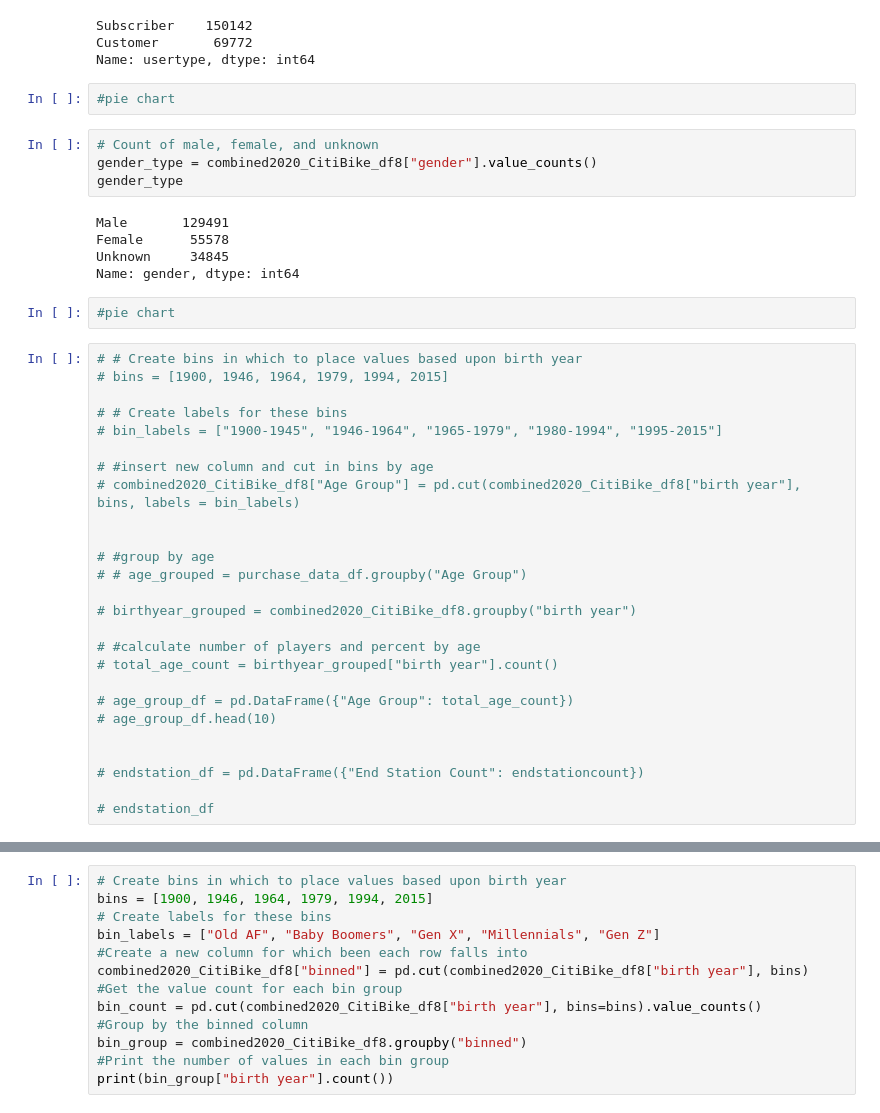
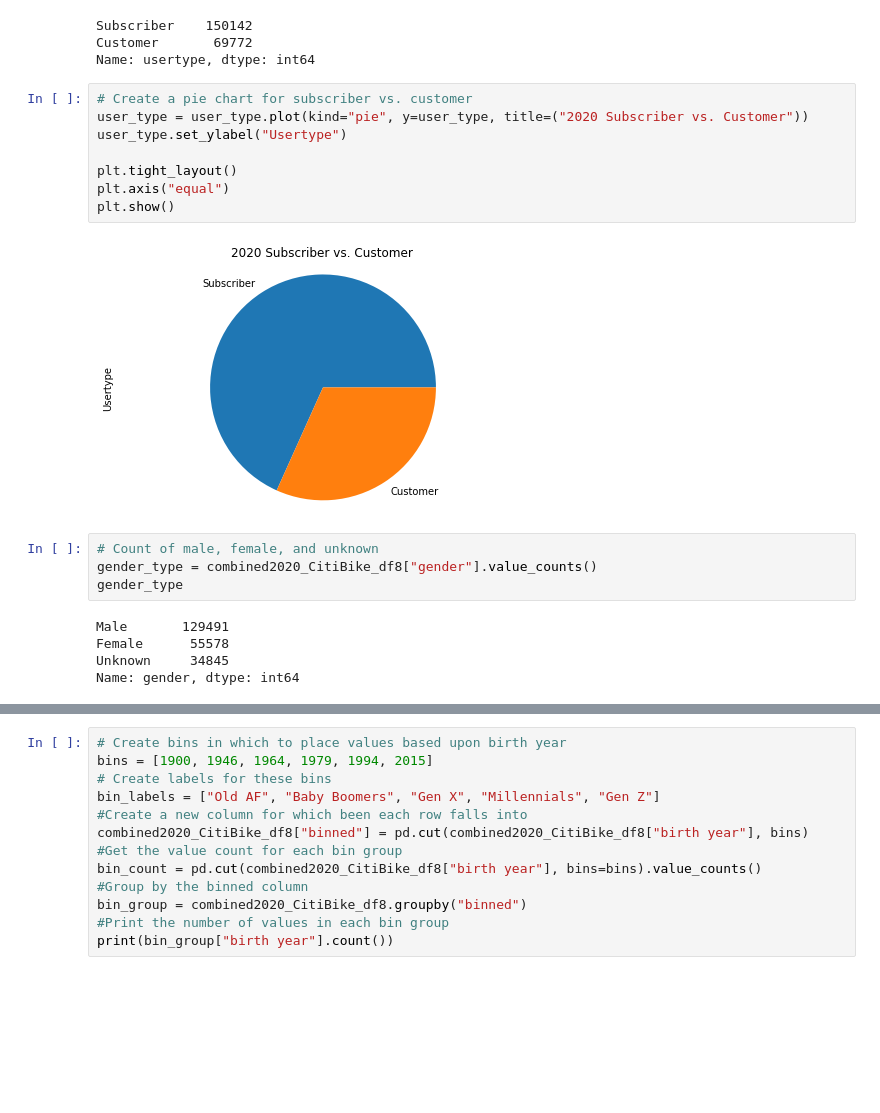
Before and after one commit to tnatoli29/Project_1, a Jupyter notebook: CitiBike/CitiBike 2020 Merge.ipynb, the cells around one changed output, grey strips where cells are left out. Cells and saved outputs as stored; diff of their text form; blank space fills up the shorter version.

```diff
--- a/CitiBike/CitiBike 2020 Merge.ipynb
+++ b/CitiBike/CitiBike 2020 Merge.ipynb
@@ -157,8 +340,16 @@ user_type
 Subscriber    150142
 Customer       69772
 Name: usertype, dtype: int64
-# %%
-#pie chart
+# %%
+# Create a pie chart for subscriber vs. customer
+user_type = user_type.plot(kind="pie", y=user_type, title=("2020 Subscriber vs. Customer"))
+user_type.set_ylabel("Usertype")
+
+plt.tight_layout()
+plt.axis("equal")
+plt.show()
+# %% [output]
+[figure, added]
 # %%
 # Count of male, female, and unknown
 gender_type = combined2020_CitiBike_df8["gender"].value_counts()
@@ -168,31 +359,3 @@ Male       129491
 Female      55578
 Unknown     34845
 Name: gender, dtype: int64
-# %%
-#pie chart
-# %%
-# # Create bins in which to place values based upon birth year
-# bins = [1900, 1946, 1964, 1979, 1994, 2015]
-
-# # Create labels for these bins
-# bin_labels = ["1900-1945", "1946-1964", "1965-1979", "1980-1994", "1995-2015"]
-
-# #insert new column and cut in bins by age
-# combined2020_CitiBike_df8["Age Group"] = pd.cut(combined2020_CitiBike_df8["birth year"], bins, labels = bin_labels)
-
-
-# #group by age
-# # age_grouped = purchase_data_df.groupby("Age Group")
-
-# birthyear_grouped = combined2020_CitiBike_df8.groupby("birth year")
-
-# #calculate number of players and percent by age
-# total_age_count = birthyear_grouped["birth year"].count()
-
-# age_group_df = pd.DataFrame({"Age Group": total_age_count})
-# age_group_df.head(10)
-
-
-# endstation_df = pd.DataFrame({"End Station Count": endstationcount})
-
-# endstation_df
```
Also changed, not shown: parts of 19 cells of this notebook.
